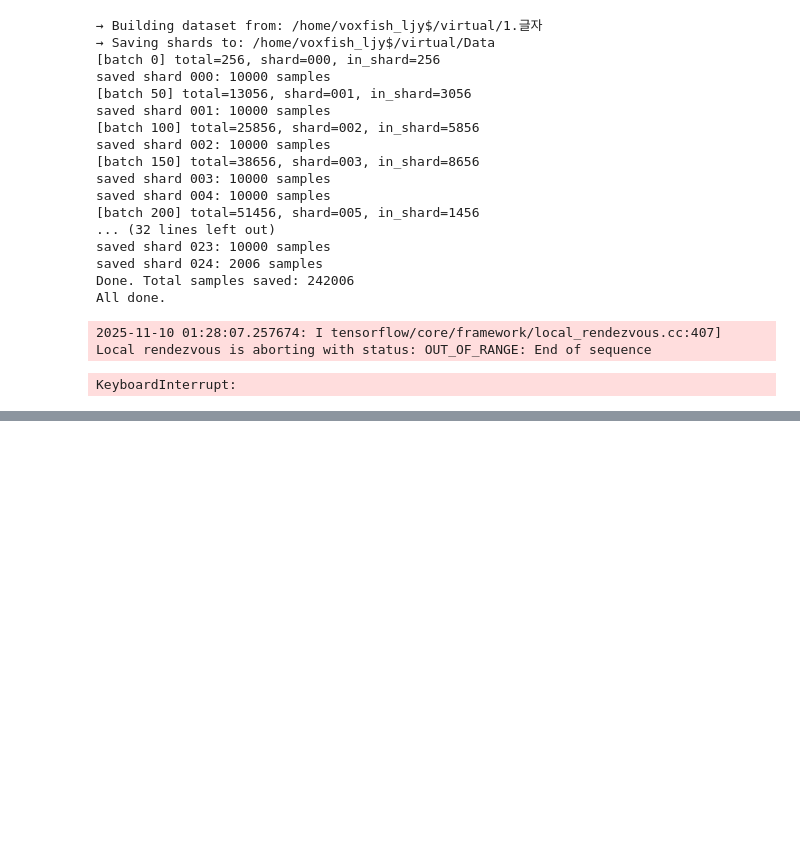
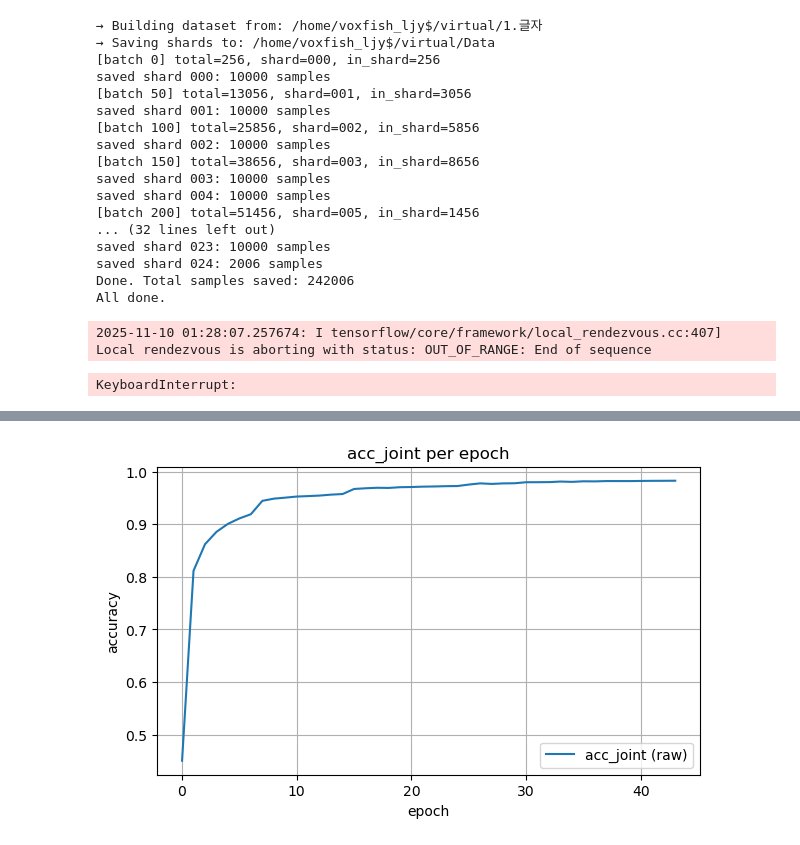
Before and after one commit to stayup24h/Hangul-to-Unicode-Obfuscation-Project, a Jupyter notebook: working/MobileNetV2.ipynb, the cells around one changed output, grey strips where cells are left out. Saved outputs shown, nothing was run; the diff lists cells and outputs as text; code cells hidden in the pictures; blank space fills up the shorter version.

```diff
--- a/working/MobileNetV2.ipynb
+++ b/working/MobileNetV2.ipynb
@@ -843,0 +811,84 @@ predict_hangul(test_img)
+# %%
+# === 설정 ===
+LOG_DIR  = "./runs_MobileNetV2"          # train.csv가 있는 폴더
+LOG_PATH = f"{LOG_DIR}/train.csv"
+SMOOTH   = 1   # 이동평균(스무딩) 윈도우 크기. 1이면 원본값만 사용
+
+import os
+import pandas as pd
+import numpy as np
+
+# 1) CSV 로드
+if not os.path.exists(LOG_PATH):
+    raise FileNotFoundError(f"train.csv를 찾을 수 없습니다: {LOG_PATH}")
+
+df = pd.read_csv(LOG_PATH)
+
+# 2) 에포크 축 만들기 (CSVLogger가 epoch 컬럼을 넣어줍니다)
+if "epoch" in df.columns:
+    epoch = df["epoch"].to_numpy()
+else:
+    epoch = np.arange(len(df), dtype=int)
+
+# 3) 필요한 컬럼 확인
+need_cols = ["acc_joint", "val_acc_joint", "loss"]
+missing = [c for c in need_cols if c not in df.columns]
+if missing:
+    print("train.csv에 아래 컬럼이 없습니다:", missing)
+    print("사용 가능한 컬럼들:", list(df.columns))
+    raise SystemExit
+
+acc_joint     = df["acc_joint"].to_numpy()
+val_acc_joint = df["val_acc_joint"].to_numpy()
+loss          = df["loss"].to_numpy()
+
+# 4) 스무딩(옵션)
+def smooth(x, k):
+    if k <= 1:
+        return x
+    return pd.Series(x).rolling(k, min_periods=1, center=True).mean().to_numpy()
+
+acc_s   = smooth(acc_joint, SMOOTH)
+val_s   = smooth(val_acc_joint, SMOOTH)
+loss_s  = smooth(loss, SMOOTH)
+
+# 5) 그래프 출력
+import matplotlib.pyplot as plt
+
+# (1) acc_joint
+plt.figure(figsize=(7,4))
+plt.plot(epoch, acc_joint, label="acc_joint (raw)")
+if SMOOTH > 1:
+    plt.plot(epoch, acc_s, label=f"acc_joint (smooth {SMOOTH})")
+plt.title("acc_joint per epoch")
+plt.xlabel("epoch")
+plt.ylabel("accuracy")
+plt.grid(True)
+plt.legend()
+plt.show()
+
+# (2) val_acc_joint
+plt.figure(figsize=(7,4))
+plt.plot(epoch, val_acc_joint, label="val_acc_joint (raw)")
+if SMOOTH > 1:
+    plt.plot(epoch, val_s, label=f"val_acc_joint (smooth {SMOOTH})")
+plt.title("val_acc_joint per epoch")
+plt.xlabel("epoch")
+plt.ylabel("accuracy")
+plt.grid(True)
+plt.legend()
+plt.show()
+
+# (3) loss
+plt.figure(figsize=(7,4))
+plt.plot(epoch, loss, label="loss (raw)")
+if SMOOTH > 1:
+    plt.plot(epoch, loss_s, label=f"loss (smooth {SMOOTH})")
+plt.title("loss per epoch")
+plt.xlabel("epoch")
+plt.ylabel("loss")
+plt.grid(True)
+plt.legend()
+plt.show()
+# %% [output]
+[figure, added]
```
Also changed, not shown: parts of 5 cells of this notebook.
